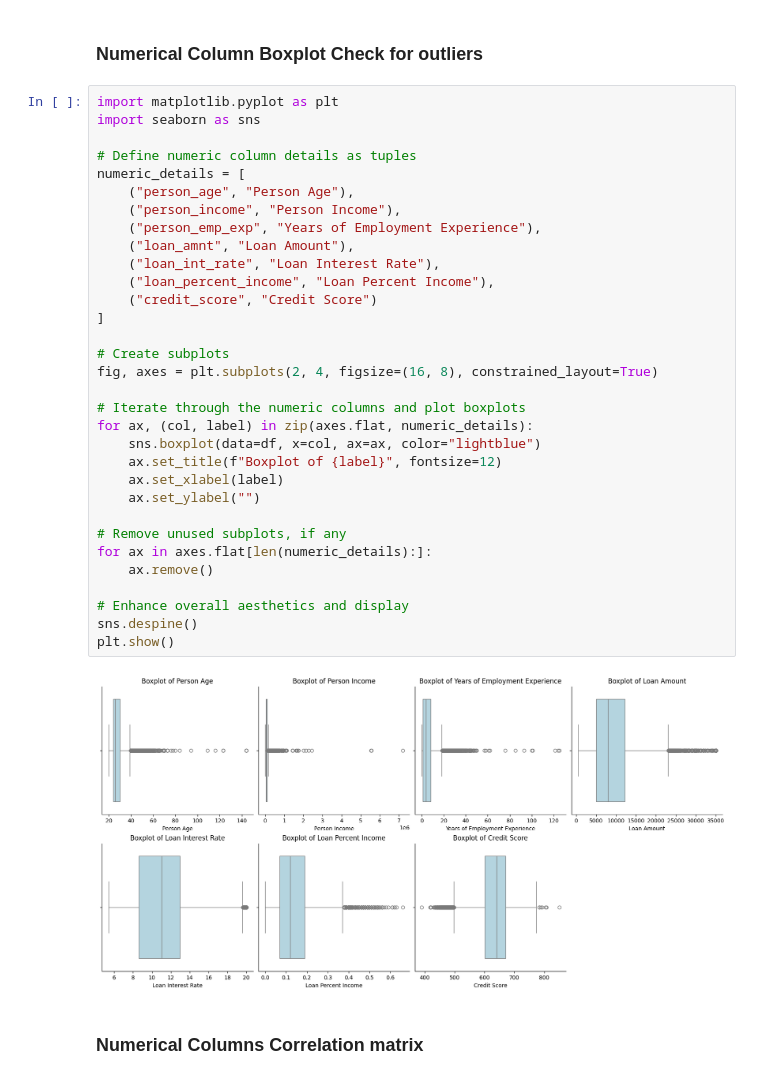
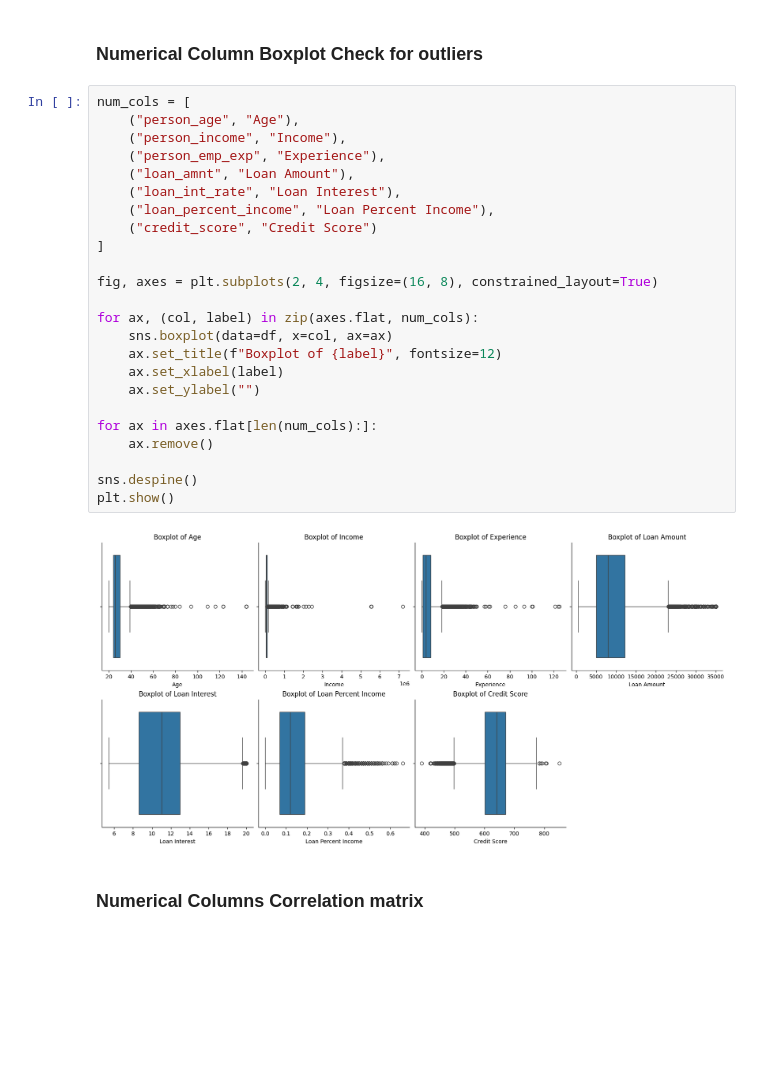
Before and after one commit to perryfalcon0410/Loan-Approval-Analysis, a Jupyter notebook: Loan_approval_analysis.ipynb, the cells around one changed output. Drawn from its saved outputs; the diff is of its cells as text; blank space fills up the shorter version.

```diff
--- a/Loan_approval_analysis.ipynb
+++ b/Loan_approval_analysis.ipynb
@@ -194,39 +183,31 @@ plt.show()
 # %% [markdown]
 ### Numerical Column Boxplot Check for outliers
 # %%
-import matplotlib.pyplot as plt
-import seaborn as sns
-
-# Define numeric column details as tuples
-numeric_details = [
-    ("person_age", "Person Age"),
-    ("person_income", "Person Income"),
-    ("person_emp_exp", "Years of Employment Experience"),
+num_cols = [
+    ("person_age", "Age"),
+    ("person_income", "Income"),
+    ("person_emp_exp", "Experience"),
     ("loan_amnt", "Loan Amount"),
-    ("loan_int_rate", "Loan Interest Rate"),
+    ("loan_int_rate", "Loan Interest"),
     ("loan_percent_income", "Loan Percent Income"),
     ("credit_score", "Credit Score")
 ]
 
-# Create subplots
 fig, axes = plt.subplots(2, 4, figsize=(16, 8), constrained_layout=True)
 
-# Iterate through the numeric columns and plot boxplots
-for ax, (col, label) in zip(axes.flat, numeric_details):
-    sns.boxplot(data=df, x=col, ax=ax, color="lightblue")
+for ax, (col, label) in zip(axes.flat, num_cols):
+    sns.boxplot(data=df, x=col, ax=ax)
     ax.set_title(f"Boxplot of {label}", fontsize=12)
     ax.set_xlabel(label)
     ax.set_ylabel("")
 
-# Remove unused subplots, if any
-for ax in axes.flat[len(numeric_details):]:
+for ax in axes.flat[len(num_cols):]:
     ax.remove()
 
-# Enhance overall aesthetics and display
 sns.despine()
 plt.show()
 # %% [output]
-[figure, old version]
+[figure, new version]
 # %% [markdown]
 ### Numerical Columns Correlation matrix
 # %%
```
Also changed, not shown: parts of 19 cells of this notebook.
